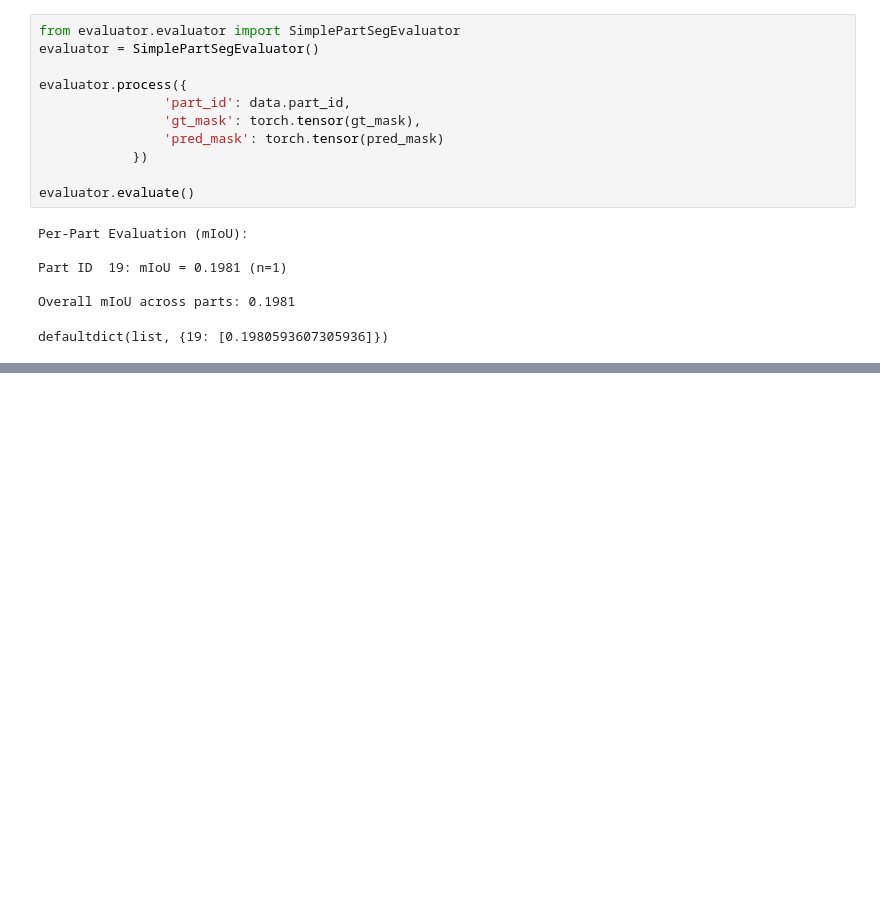
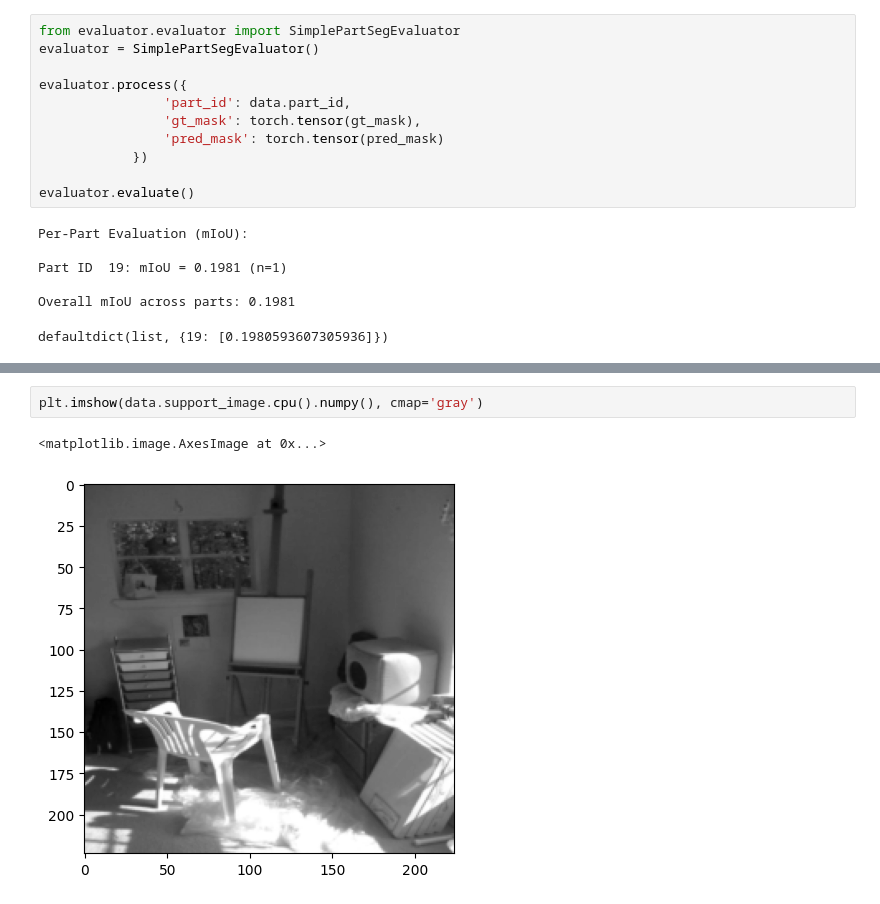
Before and after one commit to standing-on-giants/Few-Shot-Object-Part-Segmentation-via-Graph-Node-Representation-Learning-ICLR-26-, a Jupyter notebook: inference.ipynb, the cells around one changed output, grey strips where cells are left out. Drawn from its saved outputs; the diff is of its cells as text; blank space fills up the shorter version.

```diff
--- a/inference.ipynb
+++ b/inference.ipynb
@@ -258,0 +280,5 @@ defaultdict(list, {19: [0.1980593607305936]})
+# %%
+plt.imshow(data.support_image.cpu().numpy(), cmap='gray')
+# %% [output]
+<matplotlib.image.AxesImage at 0x...>
+[figure, added]
```
Also changed, not shown: parts of 10 cells of this notebook, 9 other files.
